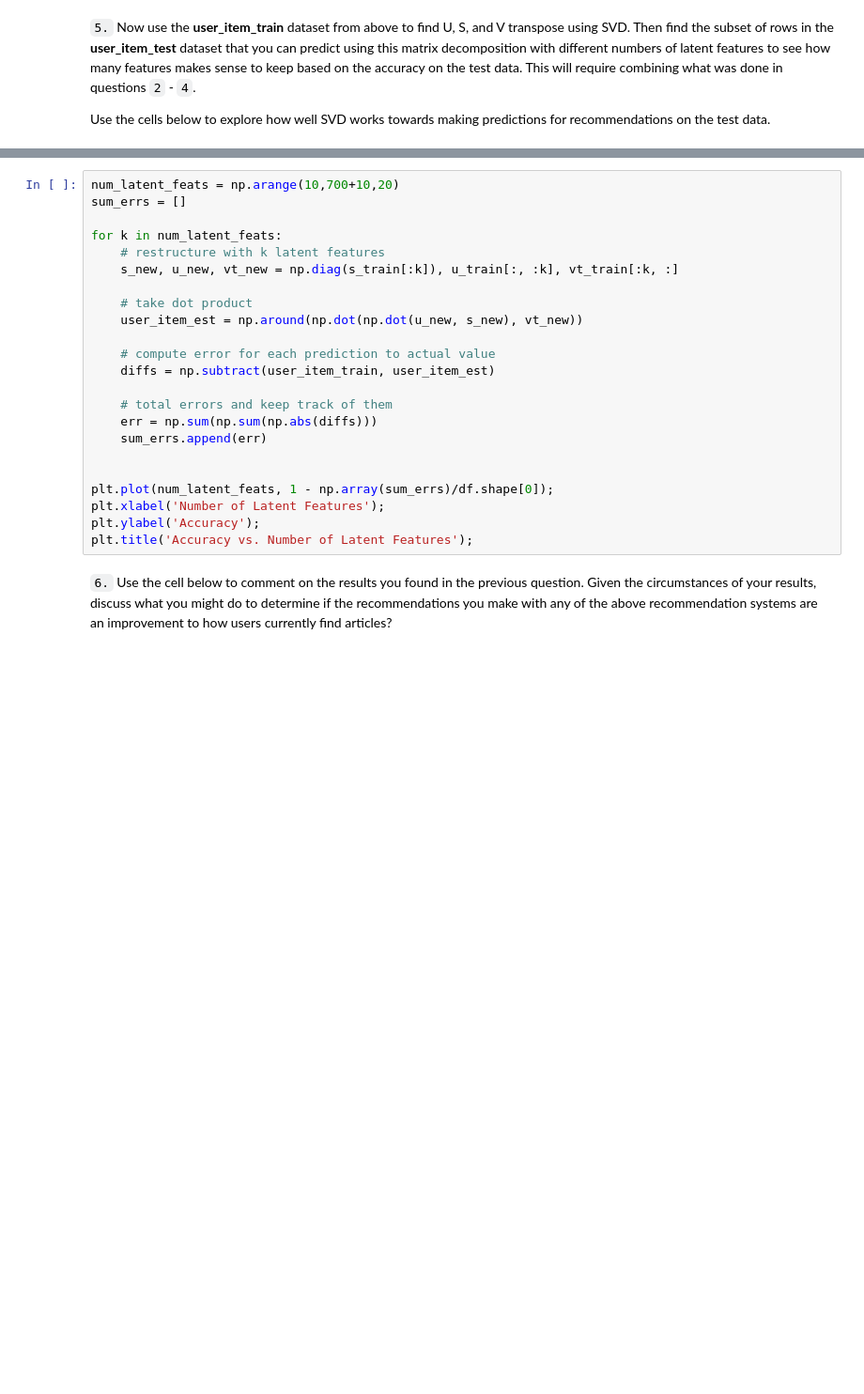
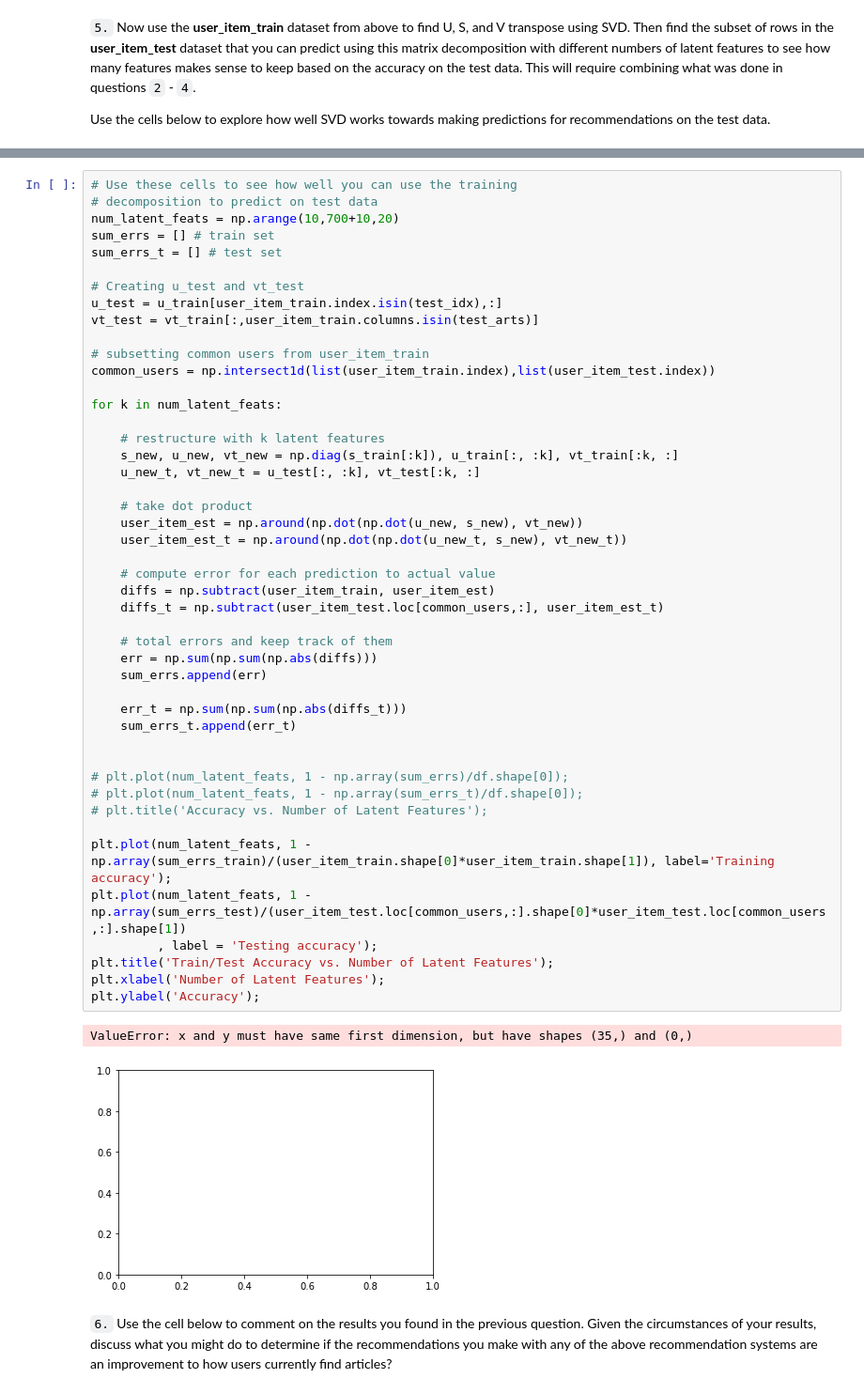
Before and after one commit to olghab/dataScienceProject3, a Jupyter notebook: Recommendations_with_IBM.ipynb, the cells around one changed output, grey strips where cells are left out. Shown: that part at 94% size. Drawn from its saved outputs; the diff is of its cells as text; blank space fills up the shorter version.

```diff
--- a/Recommendations_with_IBM.ipynb
+++ b/Recommendations_with_IBM.ipynb
@@ -823,26 +933,52 @@ print("u:", u_train.shape, "\ns:", s_train.shape, "\nvt:", vt_train.shape)
 # %%
+# Use these cells to see how well you can use the training
+# decomposition to predict on test data
 num_latent_feats = np.arange(10,700+10,20)
-sum_errs = []
+sum_errs = [] # train set
+sum_errs_t = [] # test set
+
+# Creating u_test and vt_test
+u_test = u_train[user_item_train.index.isin(test_idx),:]
+vt_test = vt_train[:,user_item_train.columns.isin(test_arts)]
+
+# subsetting common users from user_item_train
+common_users = np.intersect1d(list(user_item_train.index),list(user_item_test.index))
 
 for k in num_latent_feats:
+
     # restructure with k latent features
     s_new, u_new, vt_new = np.diag(s_train[:k]), u_train[:, :k], vt_train[:k, :]
+    u_new_t, vt_new_t = u_test[:, :k], vt_test[:k, :]
 
     # take dot product
     user_item_est = np.around(np.dot(np.dot(u_new, s_new), vt_new))
+    user_item_est_t = np.around(np.dot(np.dot(u_new_t, s_new), vt_new_t))
 
     # compute error for each prediction to actual value
     diffs = np.subtract(user_item_train, user_item_est)
+    diffs_t = np.subtract(user_item_test.loc[common_users,:], user_item_est_t)
 
     # total errors and keep track of them
     err = np.sum(np.sum(np.abs(diffs)))
     sum_errs.append(err)
 
+    err_t = np.sum(np.sum(np.abs(diffs_t)))
+    sum_errs_t.append(err_t)
 
-plt.plot(num_latent_feats, 1 - np.array(sum_errs)/df.shape[0]);
+
+# plt.plot(num_latent_feats, 1 - np.array(sum_errs)/df.shape[0]);
+# plt.plot(num_latent_feats, 1 - np.array(sum_errs_t)/df.shape[0]);
+# plt.title('Accuracy vs. Number of Latent Features');
+
+plt.plot(num_latent_feats, 1 - np.array(sum_errs_train)/(user_item_train.shape[0]*user_item_train.shape[1]), label='Training accuracy');
+plt.plot(num_latent_feats, 1 - np.array(sum_errs_test)/(user_item_test.loc[common_users,:].shape[0]*user_item_test.loc[common_users,:].shape[1])
+         , label = 'Testing accuracy');
+plt.title('Train/Test Accuracy vs. Number of Latent Features');
 plt.xlabel('Number of Latent Features');
 plt.ylabel('Accuracy');
-plt.title('Accuracy vs. Number of Latent Features');
+# %% [output]
+ValueError: x and y must have same first dimension, but have shapes (35,) and (0,)
+[figure, added]
 # %% [markdown]
 `6.` Use the cell below to comment on the results you found in the previous question. Given the circumstances of your results, discuss what you might do to determine if the recommendations you make with any of the above recommendation systems are an improvement to how users currently find articles?
 # %% [markdown]
```
Also changed, not shown: parts of 36 cells of this notebook.
